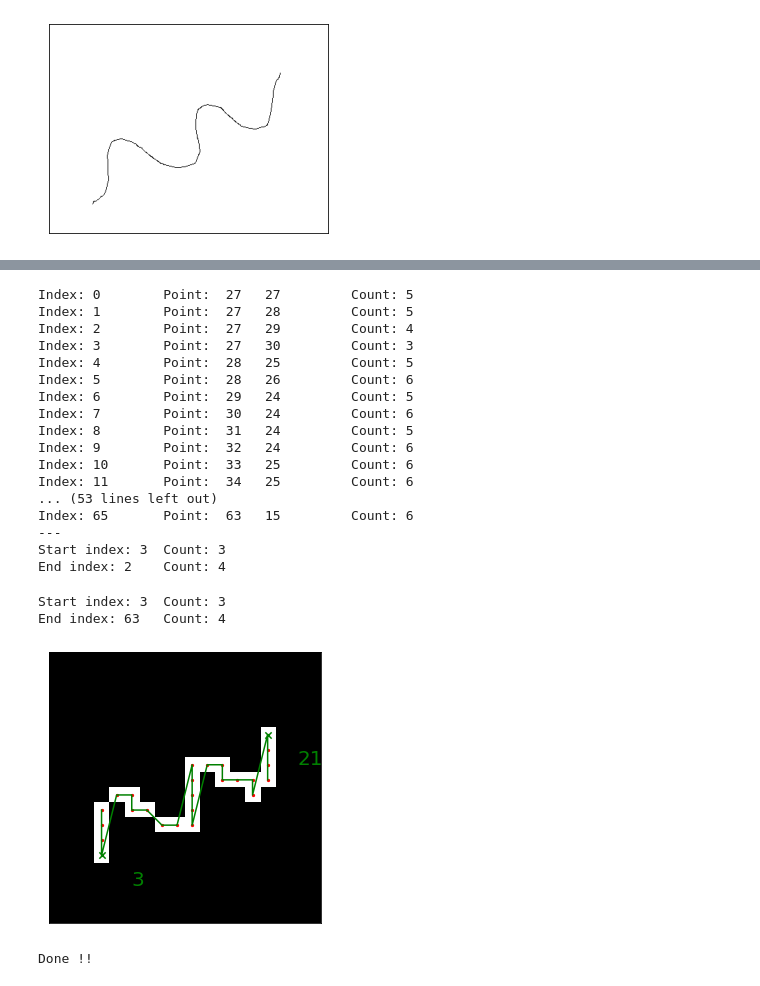
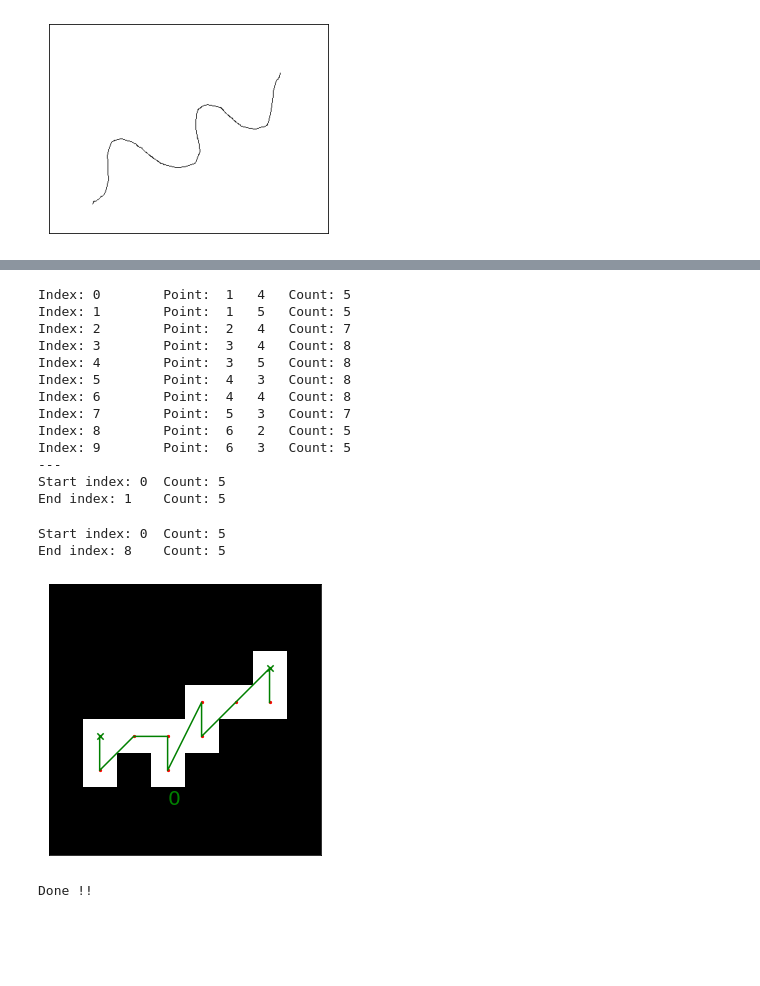
Before and after one commit to NanyangBot/task_planning, a Jupyter notebook: notebooks/drawline.ipynb, the cells around one changed output, grey strips where cells are left out. Drawn from its saved outputs; the diff is of its cells as text; code cells hidden in the pictures; blank space fills up the shorter version.

```diff
--- a/notebooks/drawline.ipynb
+++ b/notebooks/drawline.ipynb
@@ -69,14 +69,14 @@ def get_square(image, square_size):
         #mask = cv2.resize(mask, (square_size, square_size), interpolation = cv2.INTER_AREA)
     return mask
 # %%
-img0 = cv2.imread('/home/carlo/artc/workspaces/ntubot_ws/src/task_planning/images/freehand.png',0)
+img0 = cv2.imread('/home/rosi/atika-project/work/2023/iafpp-wp1.3-motion-planner/code/trajectory_planner_ws/src/task_planning/images/freehand.png',0)
 img = cv2.blur(img0, (35, 35))
 img = cv2.threshold(img, 250, 255, 0)[1]
 img = cv2.bitwise_not(img)
 #plt.imshow(img,cmap='gray')
 
 output = cv2.connectedComponentsWithStatsWithAlgorithm(img,8,cv2.CV_16U,-1)
-(numLabels, labels, stats, centroids) = output
+(numLabels, labels, _, _) = output
 tmp = np.zeros((numLabels-1,)+img0.shape, dtype=np.uint8)
 for l in range(1,numLabels):
     tmp[l-1][np.where(labels == l)] = 255
@@ -112,7 +100,7 @@ plot([thresh])
 # %% [output]
 [figure]
 # %%
-mask = get_square(imgs[-1],60)
+mask = get_square(imgs[-1],8)
 #mask = get_square(img,8)
 norm = cv2.normalize(mask, None, alpha=255, beta=1, norm_type=cv2.NORM_MINMAX, dtype=cv2.CV_16U).astype(np.uint8)
 thresh2 = cv2.threshold(norm, 75, 255, cv2.THRESH_BINARY)[1]
@@ -170,16 +118,16 @@ print(len(pts[0]))
 # %%
-pts = np.where(dmap>0)
+pts = np.where(flip>0)
 n = 5
 count = []
 for idx,(px,py) in enumerate(zip(*pts)):
-    assert dmap[px,py] == 255
-    temp_px = np.arange(max(px-n//2,0),min(px+n//2+1,dmap.shape[0])) # width
-    temp_py = np.arange(max(py-n//2,0),min(py+n//2+1,dmap.shape[1])) # height
+    assert flip[px,py] == 255
+    temp_px = np.arange(max(px-n//2,0),min(px+n//2+1,flip.shape[1])) # width
+    temp_py = np.arange(max(py-n//2,0),min(py+n//2+1,flip.shape[0])) # height
     grid_px, grid_py = np.meshgrid(temp_px, temp_py)
     list_px = grid_px.flatten()
     list_py = grid_py.flatten()
     #vals = np.array([1 if flip[i,j] else 0 for i,j in zip(list_px,list_py)]).reshape((n,n))
-    vals = [dmap[i,j] for i,j in zip(list_px,list_py)]
+    vals = [flip[i,j] for i,j in zip(list_px,list_py)]
     #print('Index ',idx,'\n',vals,'\n---')
     grid = np.count_nonzero(vals)
     count.append(grid)
@@ -193,23 +141,19 @@ pt_end = np.argsort(count)[1]
 print('Start index:',pt_start,'\tCount:',count[pt_start])
 print('End index:',pt_end,'\tCount:',count[pt_end])
 # %% [output]
-Index: 0        Point:  27   27         Count: 5
-Index: 1        Point:  27   28         Count: 5
-Index: 2        Point:  27   29         Count: 4
-Index: 3        Point:  27   30         Count: 3
-Index: 4        Point:  28   25         Count: 5
-Index: 5        Point:  28   26         Count: 6
-Index: 6        Point:  29   24         Count: 5
-Index: 7        Point:  30   24         Count: 6
-Index: 8        Point:  31   24         Count: 5
-Index: 9        Point:  32   24         Count: 6
-Index: 10       Point:  33   25         Count: 6
-Index: 11       Point:  34   25         Count: 6
-... (53 lines left out)
-Index: 65       Point:  63   15         Count: 6
+Index: 0        Point:  1   4   Count: 5
+Index: 1        Point:  1   5   Count: 5
+Index: 2        Point:  2   4   Count: 7
+Index: 3        Point:  3   4   Count: 8
+Index: 4        Point:  3   5   Count: 8
+Index: 5        Point:  4   3   Count: 8
+Index: 6        Point:  4   4   Count: 8
+Index: 7        Point:  5   3   Count: 7
+Index: 8        Point:  6   2   Count: 5
+Index: 9        Point:  6   3   Count: 5
 ---
-Start index: 3  Count: 3
-End index: 2    Count: 4
+Start index: 0  Count: 5
+End index: 1    Count: 5
 # %%
 pt_end = np.argsort(count)[1]
 ctn = 0
@@ -219,15 +163,15 @@ while (abs(pt_start-pt_end) == 1):
 print('Start index:',pt_start,'\tCount:',count[pt_start])
 print('End index:',pt_end,'\tCount:',count[pt_end])
 # %% [output]
-Start index: 3  Count: 3
-End index: 63   Count: 4
+Start index: 0  Count: 5
+End index: 8    Count: 5
 # %%
-pts = np.where(dmap>0)
+pts = np.where(flip>0)
 pts = np.array(pts).T
 N = len(pts)
-plotpoints(thresh3,pts.T,[pt_start,pt_end])
+plotpoints(thresh2,pts.T,[pt_start,pt_end])
 # %% [output]
-[figure, old version]
+[figure, new version]
 # %%
 class Node:
 
```
Also changed, not shown: parts of 6 cells of this notebook, 1 other file.
